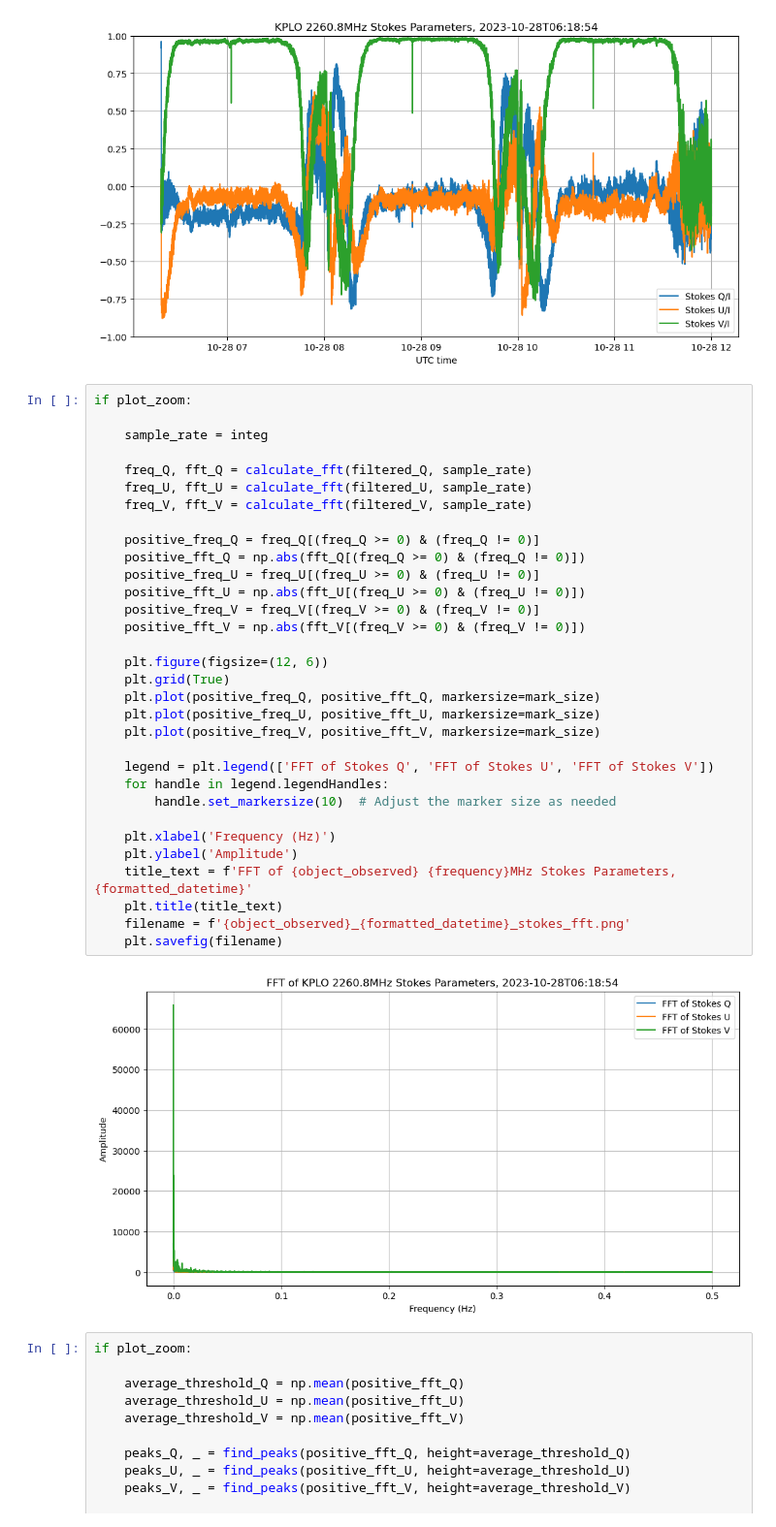
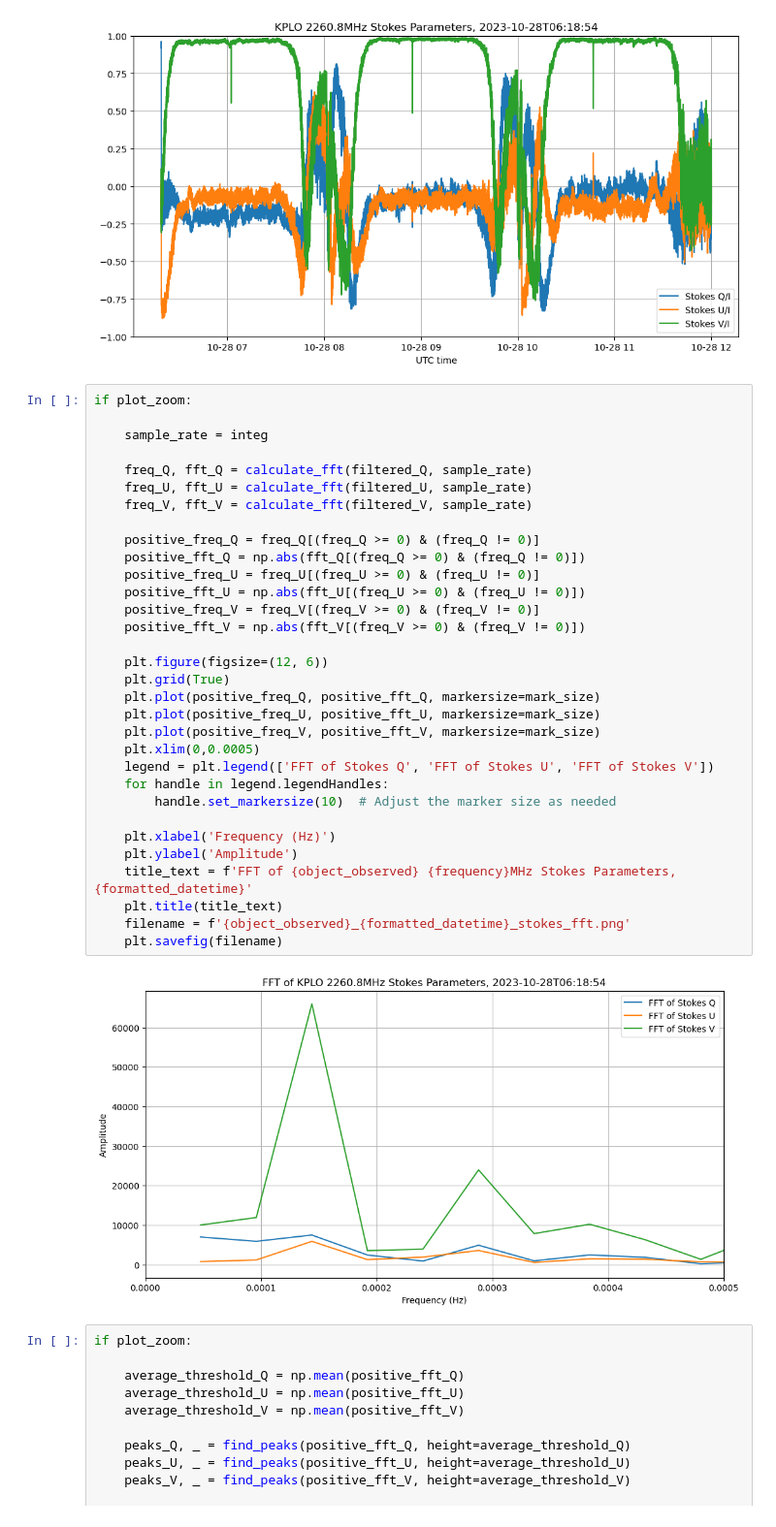
Before and after one commit to ScottTilley/polarization, a Jupyter notebook: KPLO/KPLO_2023-10-28.ipynb, the cells around one changed output. Shown at 97% size. Drawn from its saved outputs; the diff is of its cells as text.

```diff
--- a/KPLO/KPLO_2023-10-28.ipynb
+++ b/KPLO/KPLO_2023-10-28.ipynb
@@ -418,35 +418,35 @@ if plot_zoom:
 
     sample_rate = integ
 
     freq_Q, fft_Q = calculate_fft(filtered_Q, sample_rate)
     freq_U, fft_U = calculate_fft(filtered_U, sample_rate)
     freq_V, fft_V = calculate_fft(filtered_V, sample_rate)
 
     positive_freq_Q = freq_Q[(freq_Q >= 0) & (freq_Q != 0)]
     positive_fft_Q = np.abs(fft_Q[(freq_Q >= 0) & (freq_Q != 0)])
     positive_freq_U = freq_U[(freq_U >= 0) & (freq_U != 0)]
     positive_fft_U = np.abs(fft_U[(freq_U >= 0) & (freq_U != 0)])
     positive_freq_V = freq_V[(freq_V >= 0) & (freq_V != 0)]
     positive_fft_V = np.abs(fft_V[(freq_V >= 0) & (freq_V != 0)])
 
     plt.figure(figsize=(12, 6))
     plt.grid(True)
     plt.plot(positive_freq_Q, positive_fft_Q, markersize=mark_size)
     plt.plot(positive_freq_U, positive_fft_U, markersize=mark_size)
     plt.plot(positive_freq_V, positive_fft_V, markersize=mark_size)
-
+    plt.xlim(0,0.0005)
     legend = plt.legend(['FFT of Stokes Q', 'FFT of Stokes U', 'FFT of Stokes V'])
     for handle in legend.legendHandles:
         handle.set_markersize(10)  # Adjust the marker size as needed
 
     plt.xlabel('Frequency (Hz)')
     plt.ylabel('Amplitude')
     title_text = f'FFT of {object_observed} {frequency}MHz Stokes Parameters, {formatted_datetime}'
     plt.title(title_text)
     filename = f'{object_observed}_{formatted_datetime}_stokes_fft.png'
     plt.savefig(filename)
 # %% [output]
-[figure, old version]
+[figure, new version]
 # %%
 if plot_zoom:
 
```
Also changed, not shown: parts of 1 cell of this notebook.
